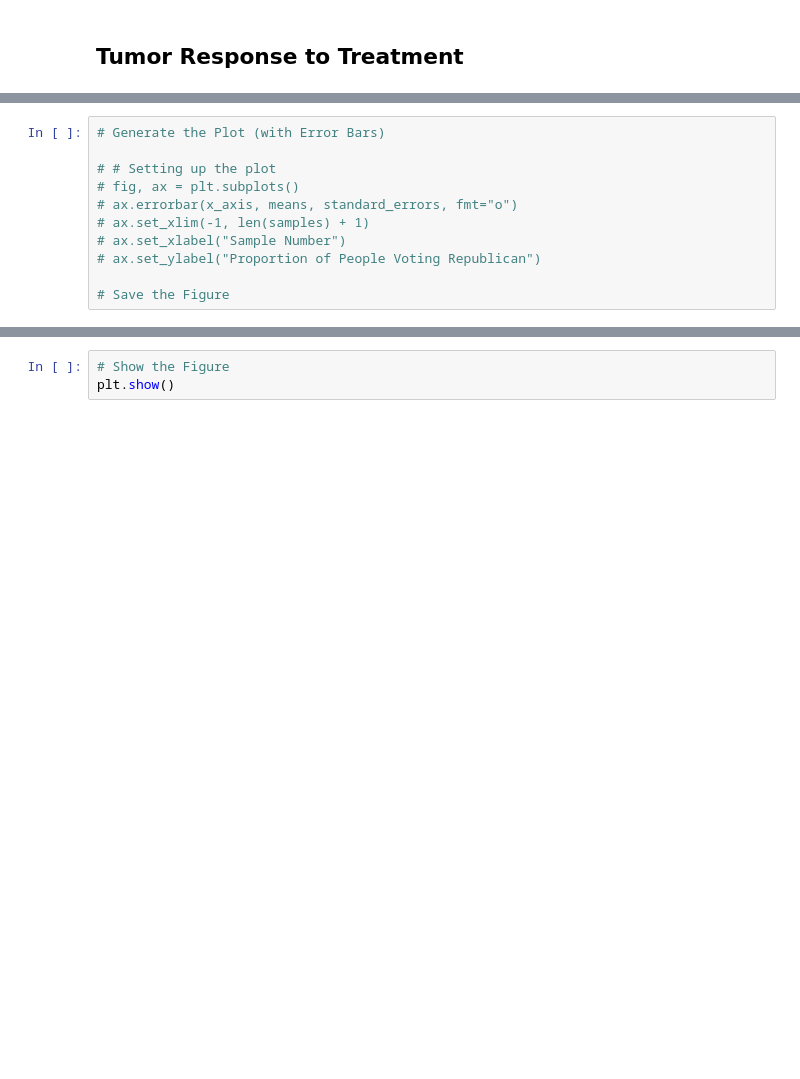
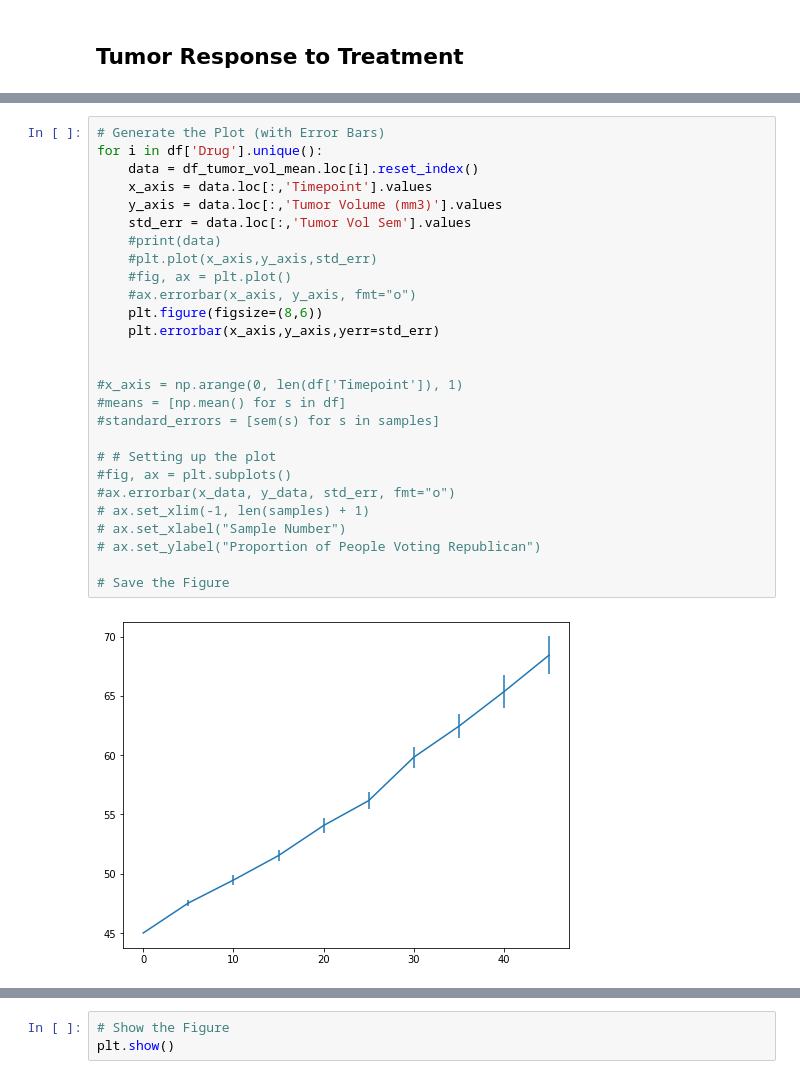
Before and after one commit to scottinsactown/Pymaceuticals, a Jupyter notebook: Pymaceuticals/pymaceuticals_starter.ipynb, the cells around one changed output, grey strips where cells are left out. Saved outputs shown, nothing was run; the diff lists cells and outputs as text; blank space fills up the shorter version.

Commit message:
first chart started

```diff
--- a/Pymaceuticals/pymaceuticals_starter.ipynb
+++ b/Pymaceuticals/pymaceuticals_starter.ipynb
@@ -92,11 +132,29 @@ df_tumor_vol_sem.head(20)
 # %%
 # Generate the Plot (with Error Bars)
+for i in df['Drug'].unique():
+    data = df_tumor_vol_mean.loc[i].reset_index()
+    x_axis = data.loc[:,'Timepoint'].values
+    y_axis = data.loc[:,'Tumor Volume (mm3)'].values
+    std_err = data.loc[:,'Tumor Vol Sem'].values
+    #print(data)
+    #plt.plot(x_axis,y_axis,std_err)
+    #fig, ax = plt.plot()
+    #ax.errorbar(x_axis, y_axis, fmt="o")
+    plt.figure(figsize=(8,6))
+    plt.errorbar(x_axis,y_axis,yerr=std_err)
+
+
+#x_axis = np.arange(0, len(df['Timepoint']), 1)
+#means = [np.mean() for s in df]
+#standard_errors = [sem(s) for s in samples]
 
 # # Setting up the plot
-# fig, ax = plt.subplots()
-# ax.errorbar(x_axis, means, standard_errors, fmt="o")
+#fig, ax = plt.subplots()
+#ax.errorbar(x_data, y_data, std_err, fmt="o")
 # ax.set_xlim(-1, len(samples) + 1)
 # ax.set_xlabel("Sample Number")
 # ax.set_ylabel("Proportion of People Voting Republican")
 
 # Save the Figure
+# %% [output]
+[figure, added]
```
Also changed, not shown: parts of 7 cells of this notebook.
